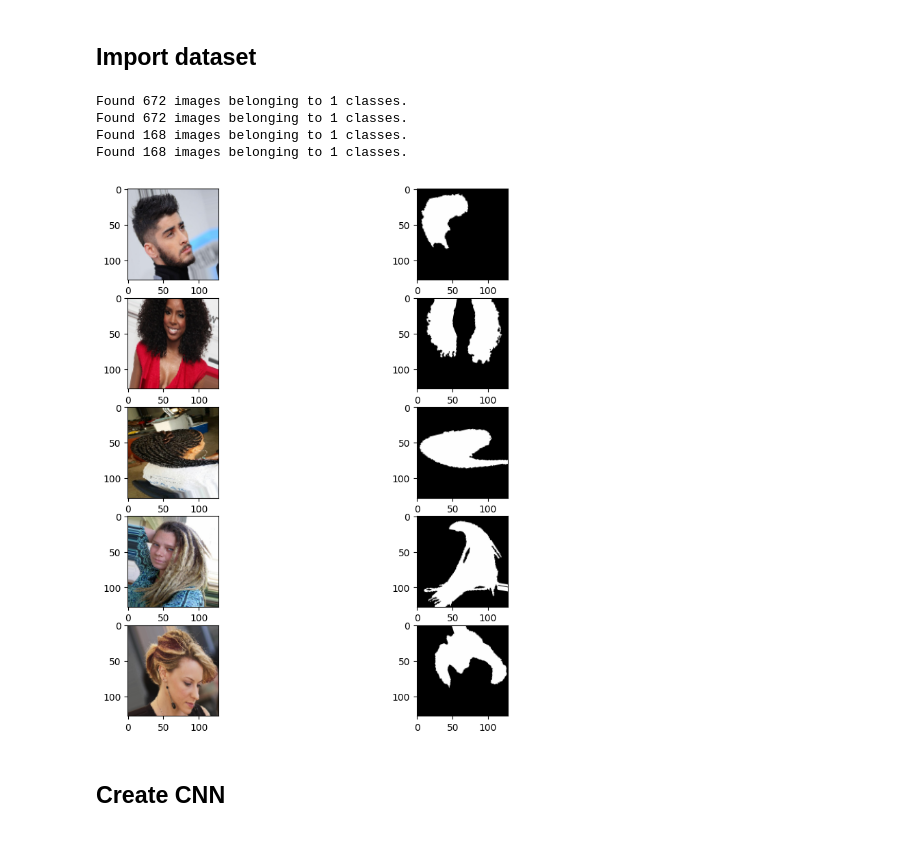
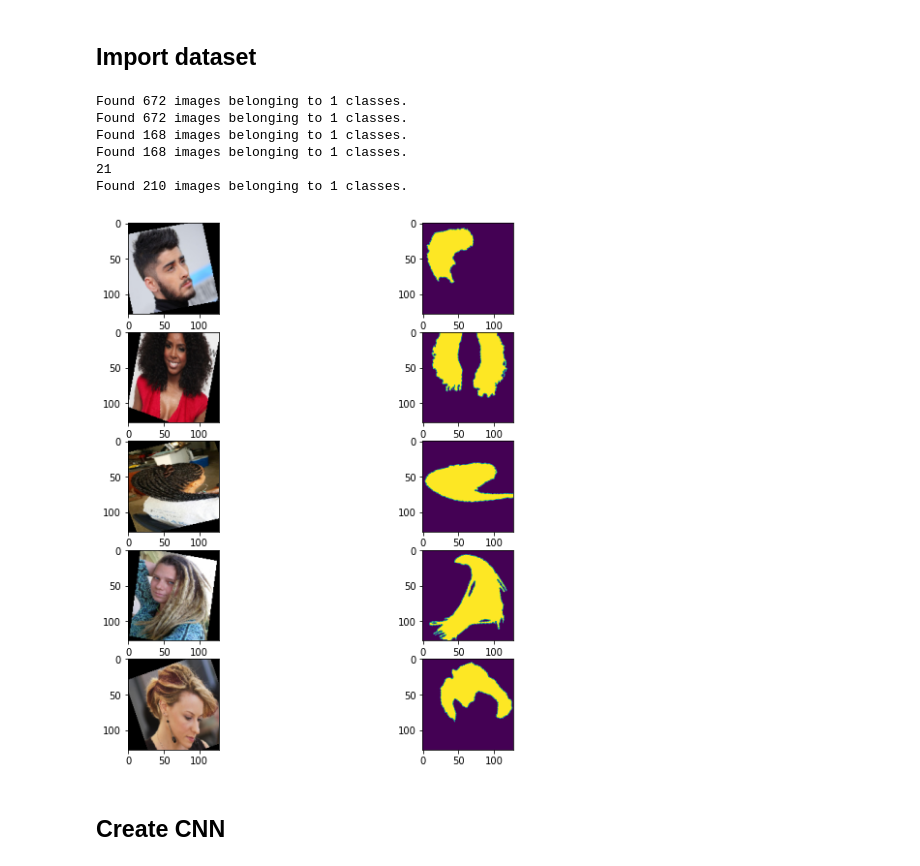
Before and after one commit to Kainasu/hair-seg-project, a Jupyter notebook: hair-segmentation-generator.ipynb, the cells around one changed output. Cells and saved outputs as stored; diff of their text form; code cells hidden in the pictures.

```diff
--- a/hair-segmentation-generator.ipynb
+++ b/hair-segmentation-generator.ipynb
@@ -60,25 +25,10 @@ else :
 train_dir = os.path.join(root_dir, 'Figaro1k/Training')
 test_dir = os.path.join(root_dir, 'Figaro1k/Testing')
 
-
-# build training and testing set
-train_set =  HairDataset(train_dir)
-test_set =  HairDataset(test_dir)
-
-# Seperate orignals and ground truth
-def image_mask_separator(dataset):
-    X = []
-    y = []
-    for image, mask in dataset:
-        X.append(image)
-        y.append(mask[:,:,0])
-    return np.array(X), np.array(y)
-
-X_train, y_train = image_mask_separator(train_set)
-X_test, y_test = image_mask_separator(test_set)
-
 # data augmentation
-data_gen_args = dict(featurewise_center=True,
+data_gen_args = dict(featurewise_center=False,
+                     rescale = 1.0/255.0,
+                     fill_mode = 'constant',
                      rotation_range=30,
                      width_shift_range=0.1,
                      height_shift_range=0.1,
@@ -91,10 +41,11 @@ mask_datagen = ImageDataGenerator(**data_gen_args)
 
 # Provide the same seed and keyword arguments to the fit and flow methods
 seed = 12345
-image_datagen.fit(X_train, augment=True, seed=seed)
-mask_datagen.fit(y_train[:,:,:,np.newaxis], augment=True, seed=seed)
+#image_datagen.fit(X_train, augment=True, seed=seed)
+#mask_datagen.fit(y_train[:,:,:,np.newaxis], augment=True, seed=seed)
 image_train_generator = image_datagen.flow_from_directory(
     os.path.join(train_dir, 'imgs'),
+    color_mode = "rgb",
     target_size=(128,128),
     class_mode=None,
     batch_size=32,
@@ -105,47 +56,63 @@ mask_train_generator = mask_datagen.flow_from_directory(
     os.path.join(train_dir, 'masks'),
     target_size=(128, 128),
     batch_size=32,
+    color_mode = "grayscale",
+    interpolation = "nearest",
     class_mode=None,
     seed=seed,
     subset='training')
 
 image_val_generator = image_datagen.flow_from_directory(
     os.path.join(train_dir, 'imgs'),
+    color_mode = "rgb",
     target_size=(128, 128),
     batch_size=32,
     class_mode=None,
     seed=seed,
     subset='validation')
 
 mask_val_generator = mask_datagen.flow_from_directory(
     os.path.join(train_dir, 'masks'),
+    color_mode = "grayscale",
+    interpolation = "nearest",
     target_size=(128, 128),
     batch_size=32,
     class_mode=None,
     seed=seed,
     subset='validation')
 
 
 # combine generators into one which yields image and masks
 train_generator = zip(image_train_generator, mask_train_generator)
 val_generator = zip(image_val_generator, mask_val_generator)
 
 fig = plt.figure(figsize=(10,10))
 i = 0
 for generator in train_generator:
     plt.subplot(5,2,1+2*i)
-    plt.imshow(generator[0][i].astype(int))
+    plt.imshow(generator[0][i])
     plt.subplot(5,2,2+2*i)
-    plt.imshow(generator[1][i].astype(int))
+    plt.imshow(generator[1][i][:,:,0])
     i += 1
     if i % 5 == 0:
         break
+
+# Gerator for test
+image_test_datagen = ImageDataGenerator()
+image_test_generator = image_test_datagen.flow_from_directory(
+    os.path.join(test_dir, 'imgs'),
+    color_mode = "rgb",
+    target_size=(128,128),
+    class_mode=None,
+    batch_size=32)
 # %% [output]
 Found 672 images belonging to 1 classes.
 Found 672 images belonging to 1 classes.
 Found 168 images belonging to 1 classes.
 Found 168 images belonging to 1 classes.
+21
+Found 210 images belonging to 1 classes.
-[figure, old version]
+[figure, new version]
 # %% [markdown]
 ## Create CNN
 # %%
```
Also changed, not shown: parts of 5 cells of this notebook.
